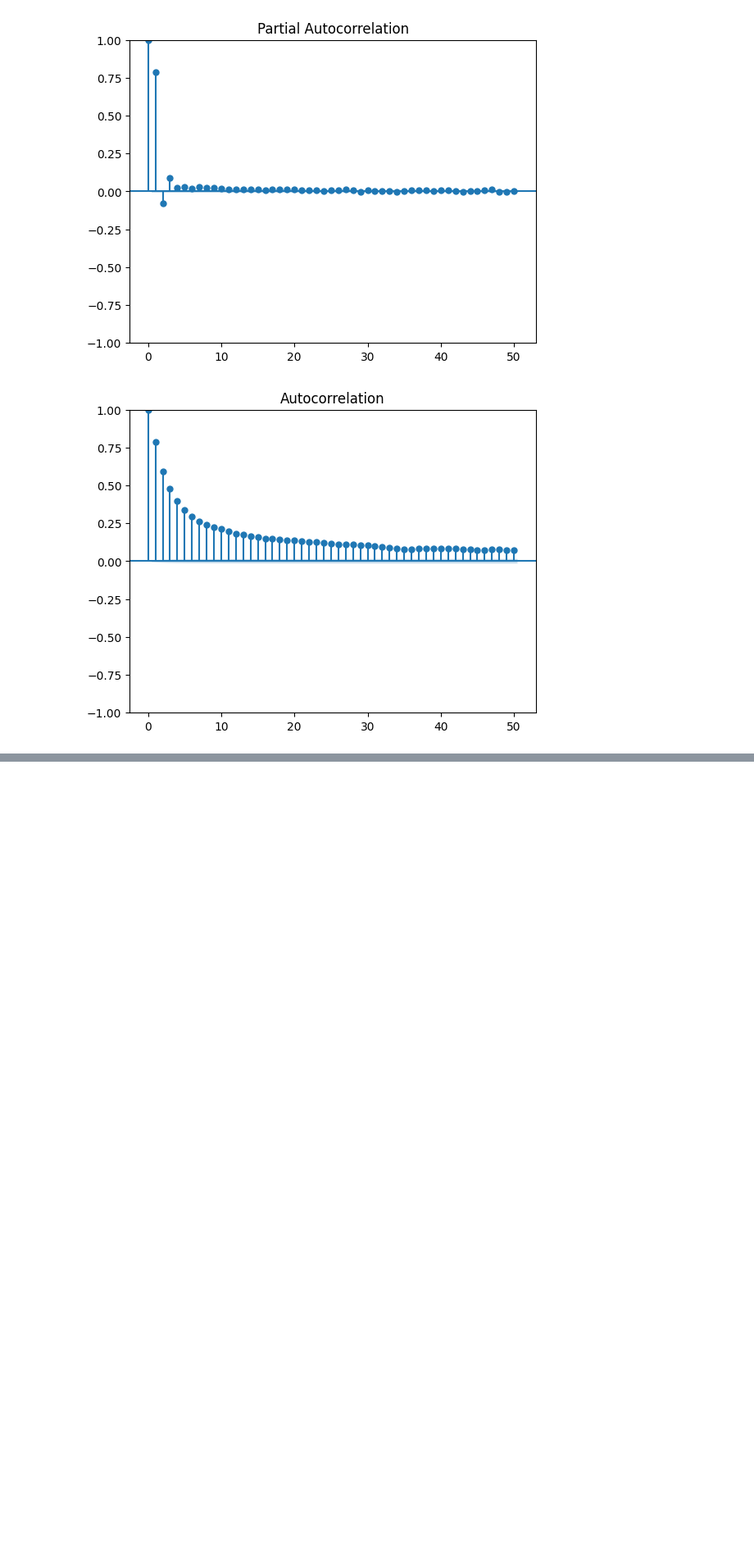
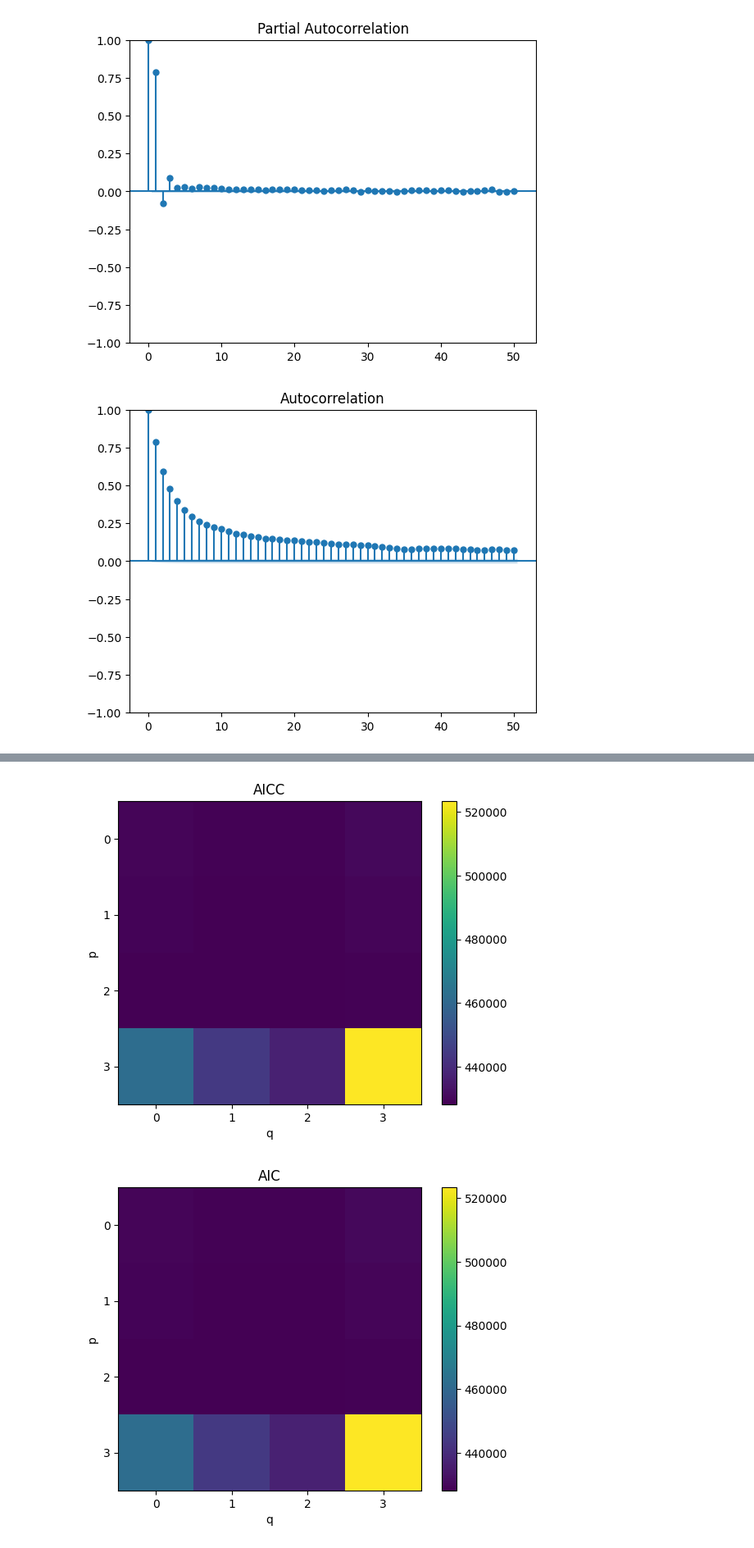
Before and after one commit to XindiLiu/TS_Project, a Jupyter notebook: partA.ipynb, the cells around one changed output, grey strips where cells are left out. Shown at 82% size. Drawn from its saved outputs; the diff is of its cells as text; code cells hidden in the pictures; blank space fills up the shorter version.

Commit message:
Model parameters estimates

```diff
--- a/partA.ipynb
+++ b/partA.ipynb
@@ -121,13 +121,18 @@ plot_acf(data_cleaned)
 maxp=3
 maxq=3
 
-aiccs=np.zeros((maxp,maxq))
+aiccs=np.zeros((maxp+1,maxq+1))
+aics=np.zeros((maxp+1,maxq+1))
+bics=np.zeros((maxp+1,maxq+1))
 
-for p in range(1,maxp):
-  for q in range(1,maxq):
+for p in range(0,maxp+1):
+  for q in range(0,maxq+1):
     model = ARIMA(data_cleaned, order=(p, 0 ,q)).fit(method= "innovations_mle")
 
     aiccs[p-1,q-1]=model.aicc
+    aics[p-1,q-1]=model.aic
+    bics[p-1,q-1]=model.bic
+
 '''
 ind = np.argmin(aiccs)
 model = ARIMA(data_cleaned, order= orders[ind]).fit(method= "innovations_mle")
@@ -139,0 +162,28 @@ IndexError: too many indices for array: array is 1-dimensional, but 2 were index
+# %%
+plt.imshow(aiccs,vmin=aiccs.min(),vmax=aiccs.max())
+plt.yticks(range(maxp+1),range(maxp+1))
+plt.xticks(range(maxq+1),range(maxq+1))
+plt.colorbar()
+plt.title("AICC")
+plt.xlabel("q")
+plt.ylabel("p")
+plt.show()
+plt.imshow(aics,vmin=aics.min(),vmax=aics.max())
+plt.yticks(range(maxp+1),range(maxp+1))
+plt.xticks(range(maxq+1),range(maxq+1))
+plt.colorbar()
+plt.title("AIC")
+plt.xlabel("q")
+plt.ylabel("p")
+plt.show()
+plt.imshow(bics,vmin=bics.min(),vmax=bics.max())
+plt.yticks(range(maxp+1),range(maxp+1))
+plt.xticks(range(maxq+1),range(maxq+1))
+plt.colorbar()
+plt.title("BIC")
+plt.xlabel("q")
+plt.ylabel("p")
+plt.show()
+# %% [output]
+[figure, added]
+[figure, added]
```
Also changed, not shown: parts of 4 cells of this notebook.
